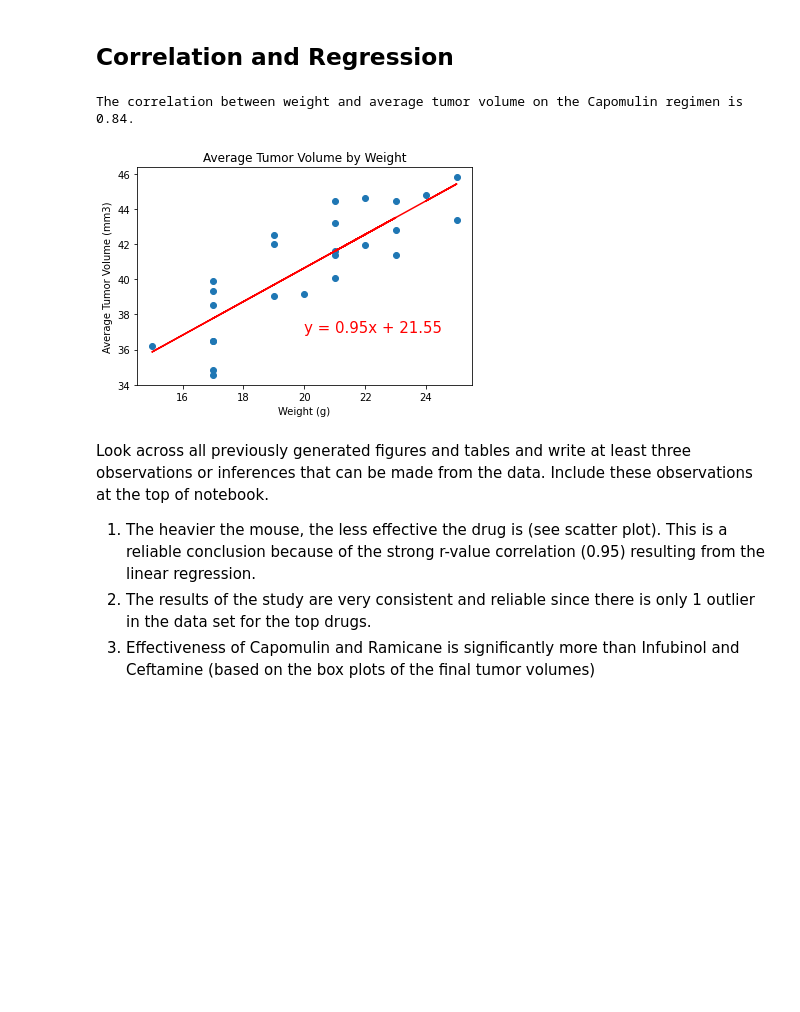
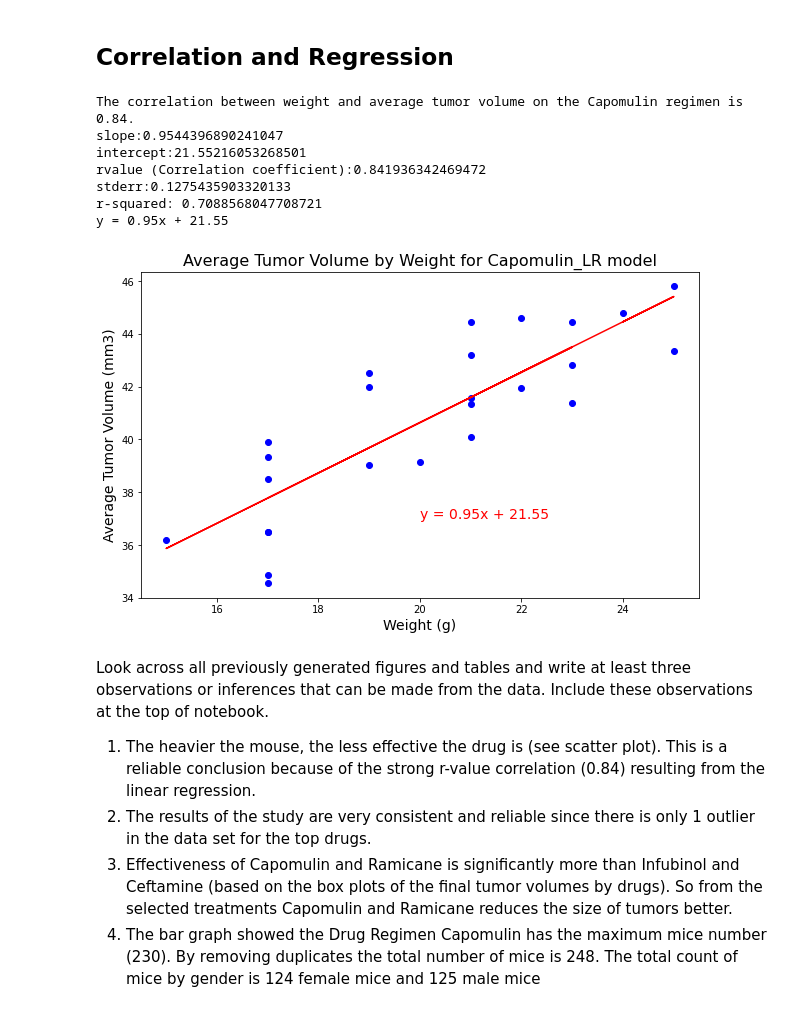
Before and after one commit to itsnameeta/Pymaceuticals, a Jupyter notebook: pymaceuticals_final.ipynb, the cells around one changed output. Saved outputs shown, nothing was run; the diff lists cells and outputs as text; code cells hidden in the pictures; blank space fills up the shorter version.

```diff
--- a/pymaceuticals_final.ipynb
+++ b/pymaceuticals_final.ipynb
@@ -409,43 +413,59 @@ plt.show()
 # %%
 #9. Calculate the correlation coefficient and linear regression model
 # between mouse weight and average tumour volume for the Capomulin treatment.
 
 
-# Plot the linear regression model on top of the previous scatter plot - hence commenting out below code to calculate avg tumor volume
+# Plot the linear regression model on top of the previous scatter plot (so can comment out below code to calculate avg tumor volume
 
 #capomulin_df = data_df.loc[data_df['Drug Regimen'] == 'Capomulin']
 #avg_vol_df = pd.DataFrame(capomulin_df.groupby('Mouse ID')['Tumor Volume (mm3)'].mean().sort_values()).reset_index().rename(columns={'Tumor Volume (mm3)': 'avg_tumor_vol'})
 #avg_vol_df = pd.merge(capomulin_df, avg_vol_df, on='Mouse ID')
 #final_avg_vol_df = avg_vol_df[['Weight (g)', 'avg_tumor_vol']].drop_duplicates()
 #final_avg_vol_df
 #x = final_avg_vol_df['Weight (g)']
 #y = final_avg_vol_df['avg_tumor_vol']
 
 # Calculate the correlation coefficient between mouse weight and average tumor volume
 correlation = st.pearsonr(x,y)
 
 # Print the answer to above calculation
 print(f"""The correlation between weight and average tumor volume on the Capomulin regimen is {round(correlation[0],2)}.""")
 
 # Calculate linear regression
 (slope, intercept, rvalue, pvalue, stderr) = linregress(x, y)
 regress_values = x * slope + intercept
 line_eq = "y = " + str(round(slope,2)) + "x + " + str(round(intercept,2))
 
+print(f"slope:{slope}")
+print(f"intercept:{intercept}")
+print(f"rvalue (Correlation coefficient):{rvalue}")
+print(f"stderr:{stderr}")
+print(f"r-squared: {rvalue**2}")
+print(line_eq)
+
 # Plot linear regression on top of scatter plot, Annotate linear regression, Add labels and title to plot
-plt.scatter(x,y)
+fig1, ax1 = plt.subplots(figsize=(10, 6))
+plt.scatter(x,y, color="blue")
 plt.plot(x,regress_values,"r-")
-plt.annotate(line_eq,(20,37),fontsize=15,color="red")
-plt.xlabel("Weight (g)")
-plt.ylabel("Average Tumor Volume (mm3)")
-plt.title('Average Tumor Volume by Weight')
+plt.annotate(line_eq,(20,37),fontsize=14,color="red")
+plt.xlabel("Weight (g)",fontsize =14)
+plt.ylabel("Average Tumor Volume (mm3)",fontsize =14)
+plt.title("Average Tumor Volume by Weight for Capomulin_LR model",fontsize =16)
+plt.savefig("data/Average Tumor Volume by Weight for Capomulin_LRmodel.png", bbox_inches = "tight")
 plt.show()
 # %% [output]
 The correlation between weight and average tumor volume on the Capomulin regimen is 0.84.
+slope:0.9544396890241047
+intercept:21.55216053268501
+rvalue (Correlation coefficient):0.841936342469472
+stderr:0.1275435903320133
+r-squared: 0.7088568047708721
+y = 0.95x + 21.55
-[figure, old version]
+[figure, new version]
 # %% [markdown]
 Look across all previously generated figures and tables and write at least three observations or inferences that can be made from the data. Include these observations at the top of notebook.
 
-1. The heavier the mouse, the less effective the drug is (see scatter plot). This is a reliable conclusion because of the strong r-value correlation (0.95) resulting from the linear regression.
+1. The heavier the mouse, the less effective the drug is (see scatter plot). This is a reliable conclusion because of the strong r-value correlation (0.84) resulting from the linear regression.
 2. The results of the study are very consistent and reliable since there is only 1 outlier in the data set for the top drugs.
-3. Effectiveness of Capomulin and Ramicane is significantly more than Infubinol and Ceftamine (based on the box plots of the final tumor volumes)
+3. Effectiveness of Capomulin and Ramicane is significantly more than Infubinol and Ceftamine (based on the box plots of the final tumor volumes by drugs). So from the selected treatments Capomulin and Ramicane reduces the size of tumors better.
+4. The bar graph showed the Drug Regimen Capomulin has the maximum mice number (230). By removing duplicates the total number of mice is 248. The total count of mice by gender is 124 female mice and 125 male mice
```
Also changed, not shown: parts of 7 cells of this notebook, 10 other files.
